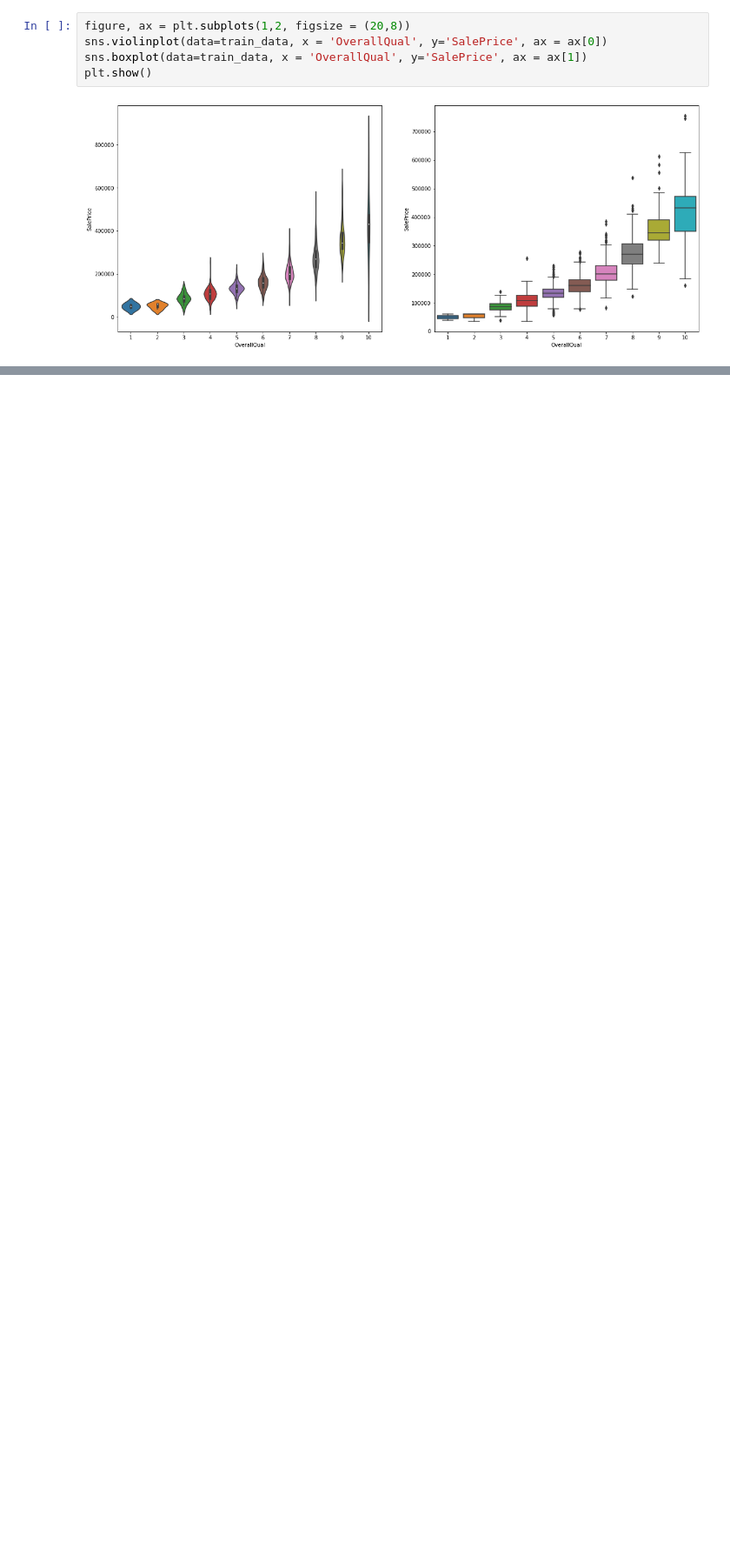
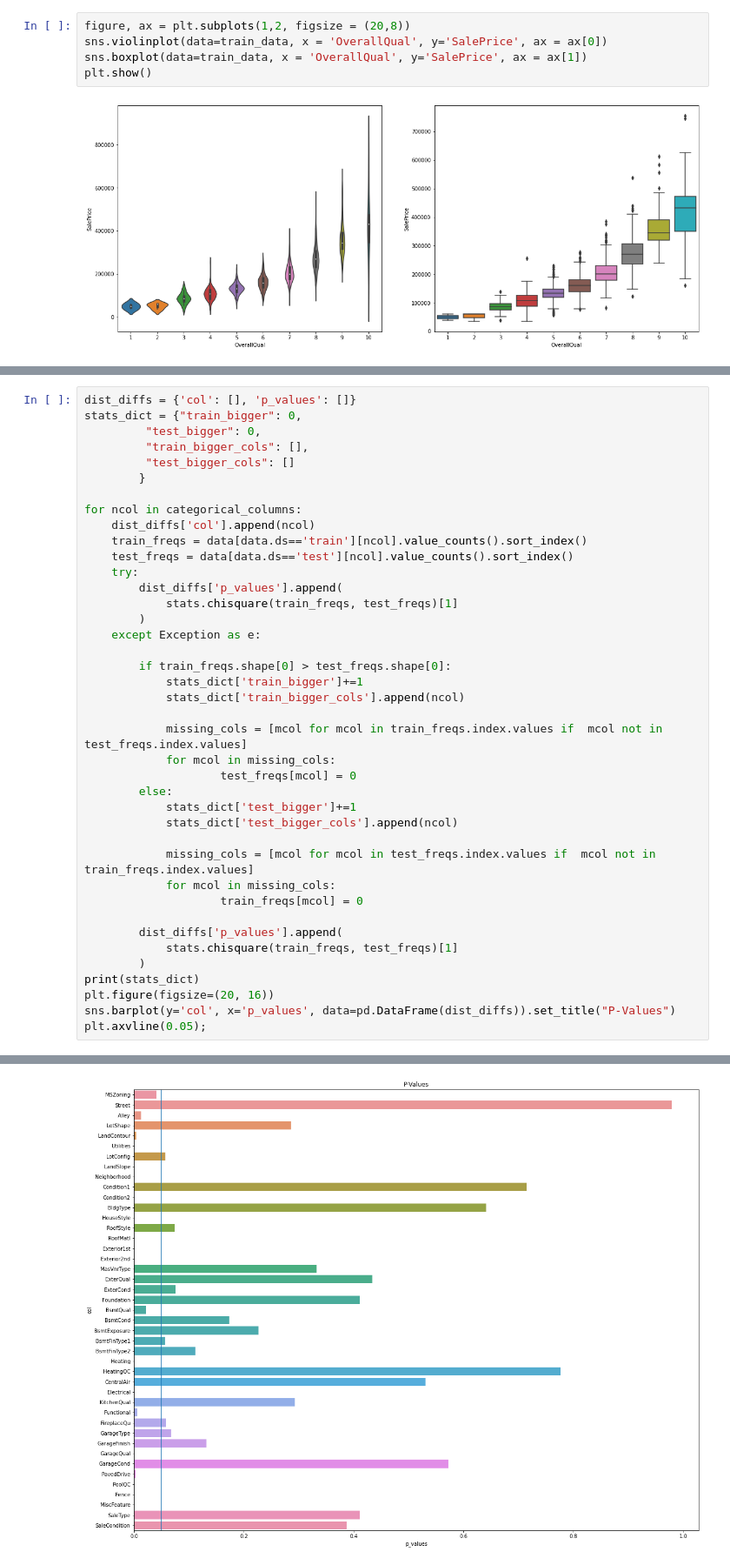
Before and after one commit to Armenian-Data-Science-Community/house-price-prediction, a Jupyter notebook: notebooks/eda.ipynb, the cells around one changed output, grey strips where cells are left out. Shown at 87% size. Cells and saved outputs as stored; diff of their text form; blank space fills up the shorter version.

```diff
--- a/notebooks/eda.ipynb
+++ b/notebooks/eda.ipynb
@@ -109,0 +126,41 @@ plt.axvline(0.05);
+# %%
+dist_diffs = {'col': [], 'p_values': []}
+stats_dict = {"train_bigger": 0,
+         "test_bigger": 0,
+         "train_bigger_cols": [],
+         "test_bigger_cols": []
+        }
+
+for ncol in categorical_columns:
+    dist_diffs['col'].append(ncol)
+    train_freqs = data[data.ds=='train'][ncol].value_counts().sort_index()
+    test_freqs = data[data.ds=='test'][ncol].value_counts().sort_index()
+    try:
+        dist_diffs['p_values'].append(
+            stats.chisquare(train_freqs, test_freqs)[1]
+        )
+    except Exception as e:
+
+        if train_freqs.shape[0] > test_freqs.shape[0]:
+            stats_dict['train_bigger']+=1
+            stats_dict['train_bigger_cols'].append(ncol)
+
+            missing_cols = [mcol for mcol in train_freqs.index.values if  mcol not in test_freqs.index.values]
+            for mcol in missing_cols:
+                    test_freqs[mcol] = 0
+        else:
+            stats_dict['test_bigger']+=1
+            stats_dict['test_bigger_cols'].append(ncol)
+
+            missing_cols = [mcol for mcol in test_freqs.index.values if  mcol not in train_freqs.index.values]
+            for mcol in missing_cols:
+                    train_freqs[mcol] = 0
+
+        dist_diffs['p_values'].append(
+            stats.chisquare(train_freqs, test_freqs)[1]
+        )
+print(stats_dict)
+plt.figure(figsize=(20, 16))
+sns.barplot(y='col', x='p_values', data=pd.DataFrame(dist_diffs)).set_title("P-Values")
+plt.axvline(0.05);
+# %% [output]
@@ -109,0 +168 @@ plt.axvline(0.05);
+[figure, added]
```
Also changed, not shown: parts of 11 cells of this notebook.
